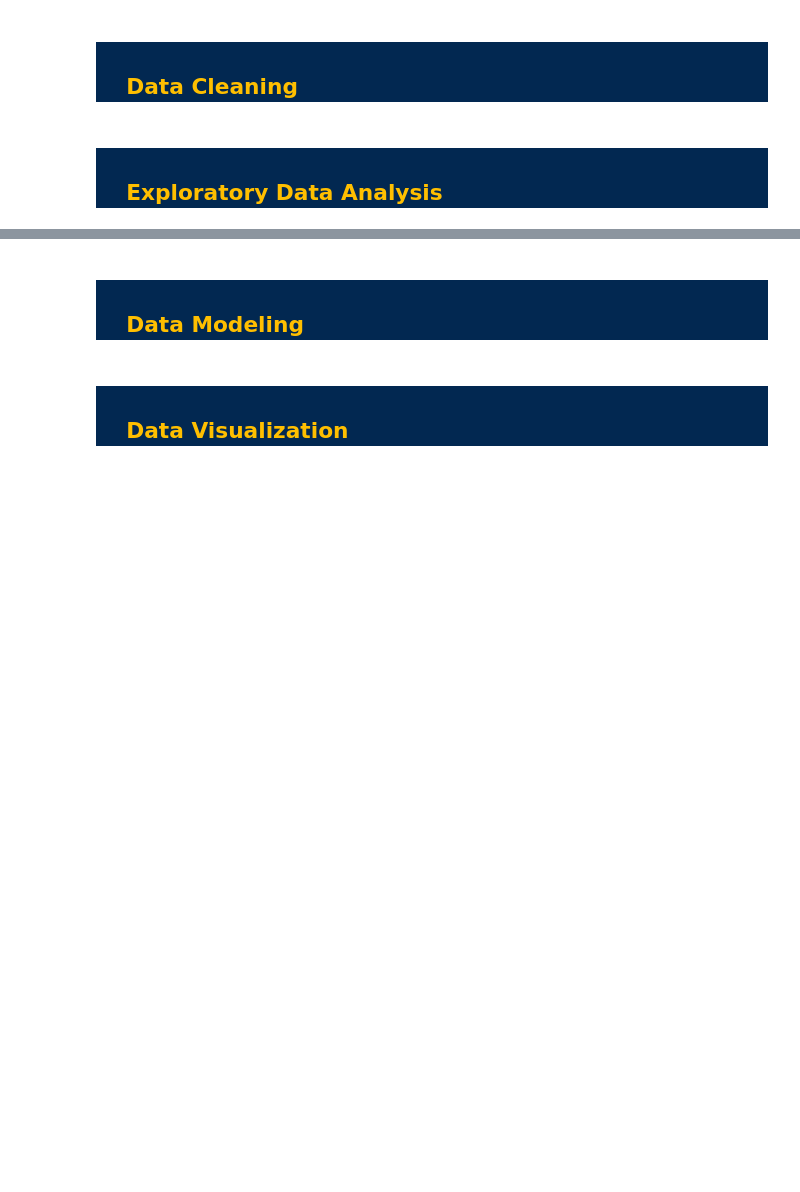
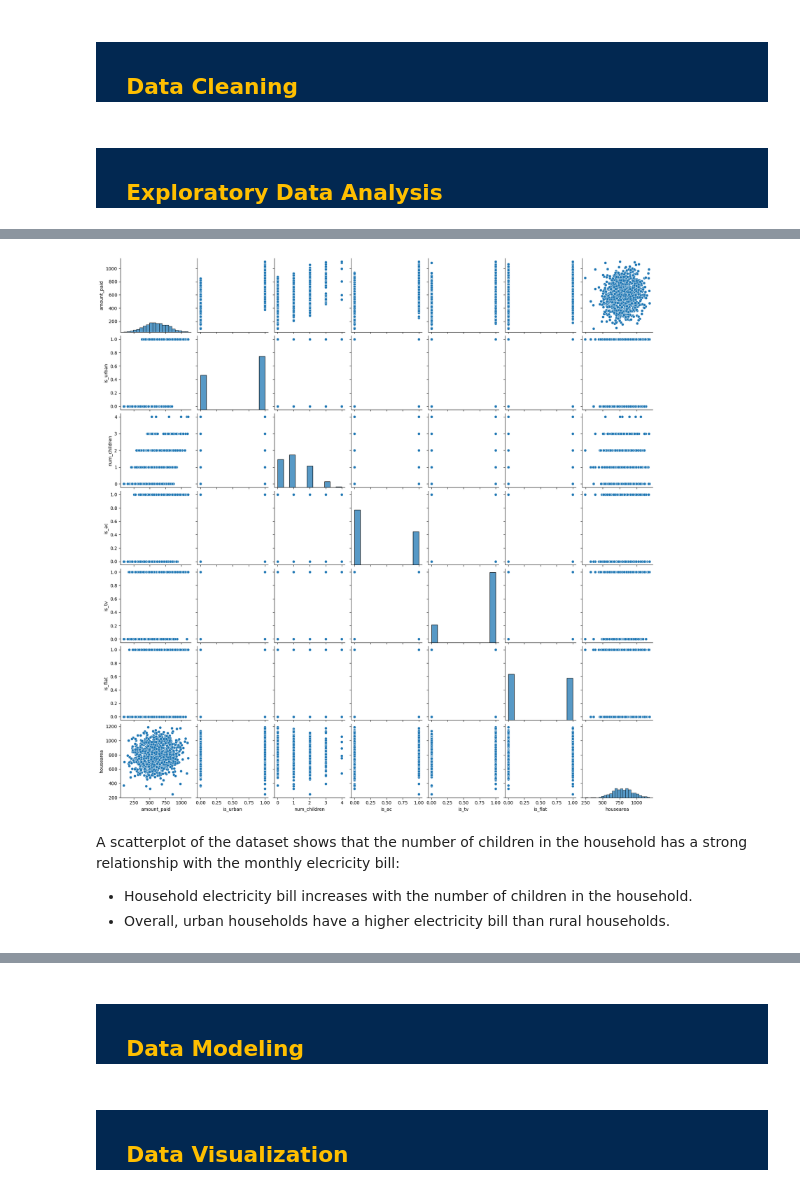
Before and after one commit to KelseyCraigGH/Python-For-Data-Analysis, a Jupyter notebook: Electricity Group Project.ipynb, the cells around one changed output, grey strips where cells are left out. Drawn from its saved outputs; the diff is of its cells as text; code cells hidden in the pictures; blank space fills up the shorter version.

```diff
--- a/Electricity Group Project.ipynb
+++ b/Electricity Group Project.ipynb
@@ -111,0 +157,11 @@ electricity = pd.read_csv(file_path)
+# %%
+# Create correlogram of variables of interest
+var_interest = ["amount_paid","is_urban","num_children","is_ac","is_tv","is_flat","housearea"]
+sns.pairplot(electricity[var_interest])
+plt.show()
+# %% [output]
+[figure, added]
+# %% [markdown]
+A scatterplot of the dataset shows that the number of children in the household has a strong relationship with the monthly elecricity bill:
+* Household electricity bill increases with the number of children in the household.
+* Overall, urban households have a higher electricity bill than rural households.
```
Also changed, not shown: parts of 9 cells of this notebook.
